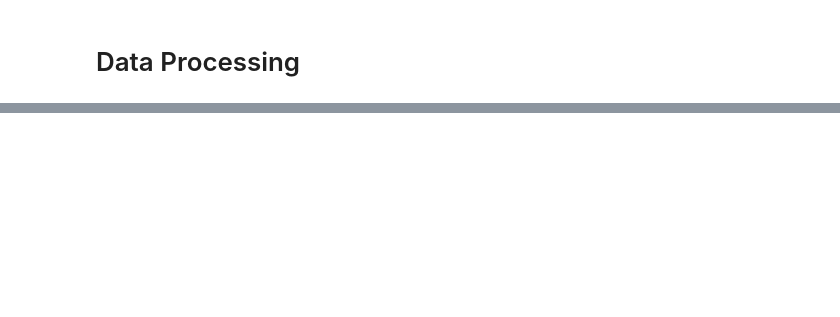
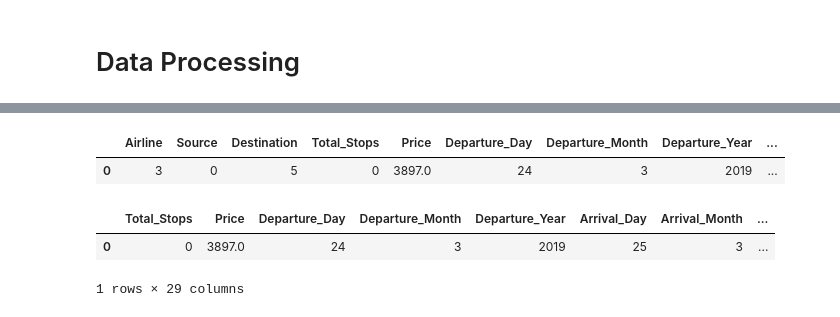
Before and after one commit to HumzaW245/GraphNN-Project, a Jupyter notebook: MAT6495_Final_Project.ipynb, the cells around one changed output, grey strips where cells are left out. Cells and saved outputs as stored; diff of their text form; code cells hidden in the pictures; blank space fills up the shorter version.

```diff
--- a/MAT6495_Final_Project.ipynb
+++ b/MAT6495_Final_Project.ipynb
@@ -176,7 +165,6 @@ memory usage: 1.9+ MB
 # %%
 from sklearn.preprocessing import LabelEncoder
 label=LabelEncoder()
-final_df['Airline']=label.fit_transform(final_df['Airline'])
-final_df['Source']=label.fit_transform(final_df['Source'])
-final_df['Destination']=label.fit_transform(final_df['Destination'])
-final_df['Additional_Info']=label.fit_transform(final_df['Additional_Info'])
+flights['Airline']=label.fit_transform(flights['Airline'])
+flights['Source']=label.fit_transform(flights['Source'])
+flights['Destination']=label.fit_transform(flights['Destination'])
@@ -192,0 +187,5 @@ final_df.isnull().sum()
+# %%
+
+flights.reset_index(inplace = True)
+flights = flights.drop(columns = ['index'])
+flights.info()
@@ -193,2 +212,12 @@ final_df.isnull().sum()
+# %%
+flights.head(1)
+# %% [output]
+|  | Airline | Source | Destination | Total_Stops | Price | Departure_Day | Departure_Month | Departure_Year | ... |
+| 0 | 3 | 0 | 5 | 0 | 3897.0 | 24 | 3 | 2019 | ... |
 # %%
-df1=pd.get_dummies(final_df,columns=["Airline","Source","Destination","Additional_Info"],drop_first=True,dtype=int)
+df=pd.get_dummies(flights,columns=["Airline","Source","Destination"],drop_first=True,dtype=int)
+df.head(1)
+# %% [output]
+|  | Total_Stops | Price | Departure_Day | Departure_Month | Departure_Year | Arrival_Day | Arrival_Month | ... |
+| 0 | 0 | 3897.0 | 24 | 3 | 2019 | 25 | 3 | ... |
+1 rows × 29 columns
```
Also changed, not shown: parts of 21 cells of this notebook.
